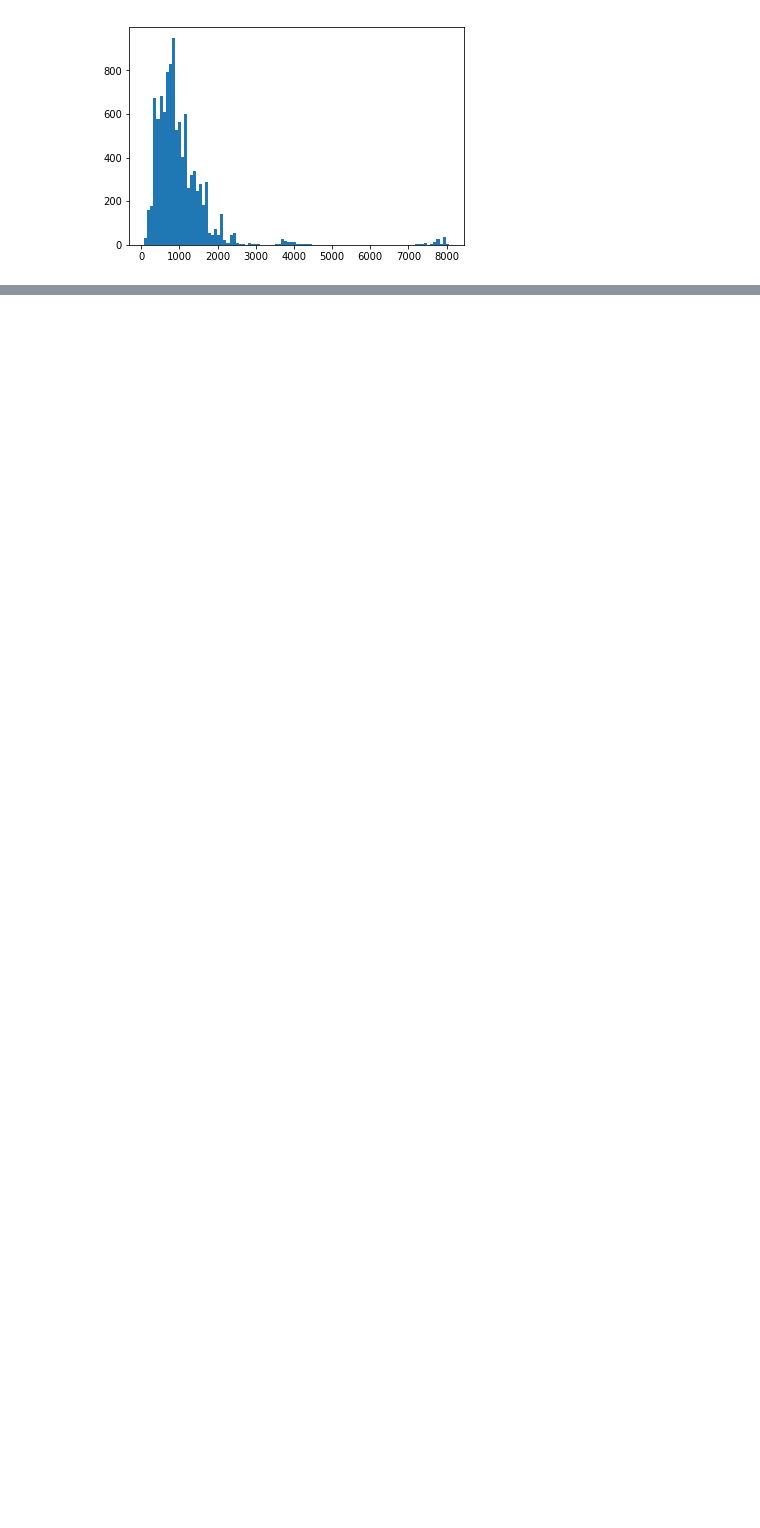
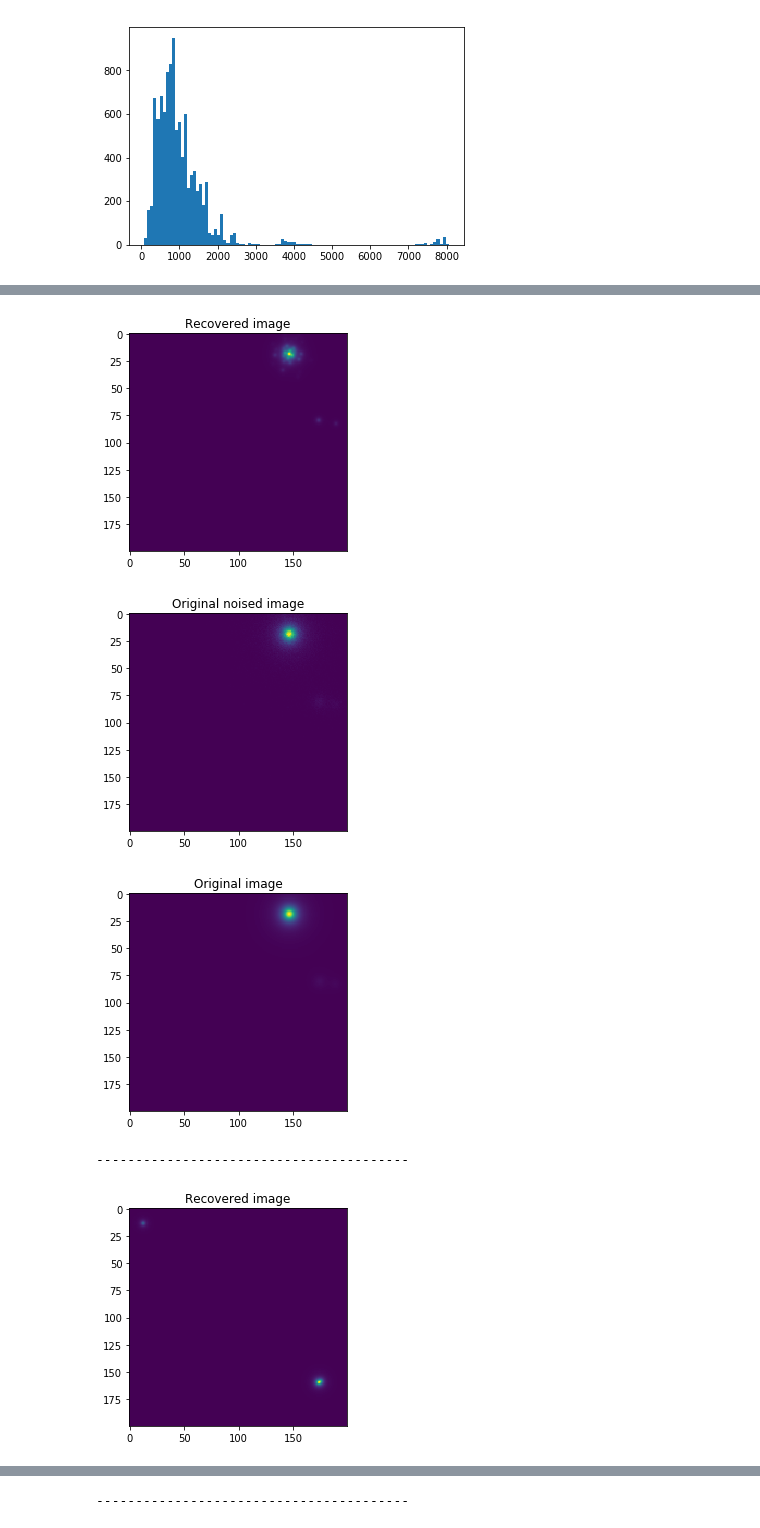
Before and after one commit to MariiaDrozdova/fermi, a Jupyter notebook: Deconvolution/Likelihood approach.ipynb, the cells around one changed output, grey strips where cells are left out. Cells and saved outputs as stored; diff of their text form; code cells hidden in the pictures; blank space fills up the shorter version.

```diff
--- a/Deconvolution/Likelihood approach.ipynb
+++ b/Deconvolution/Likelihood approach.ipynb
@@ -86,0 +110,11 @@ for i in range(10):
+# %%
+for i in range(10):
+    name = random.choice(os.listdir("/media/mariia/Maxtor/database5/results_test/"))
+    d =load_obj(name[:-4])
+    plot_d(d)
+# %% [output]
+[figure, added]
+[figure, added]
+[figure, added]
+----------------------------------------
+[figure, added]
@@ -86,0 +123 @@ for i in range(10):
+----------------------------------------
```
Also changed, not shown: parts of 7 cells of this notebook, 3 other files.
